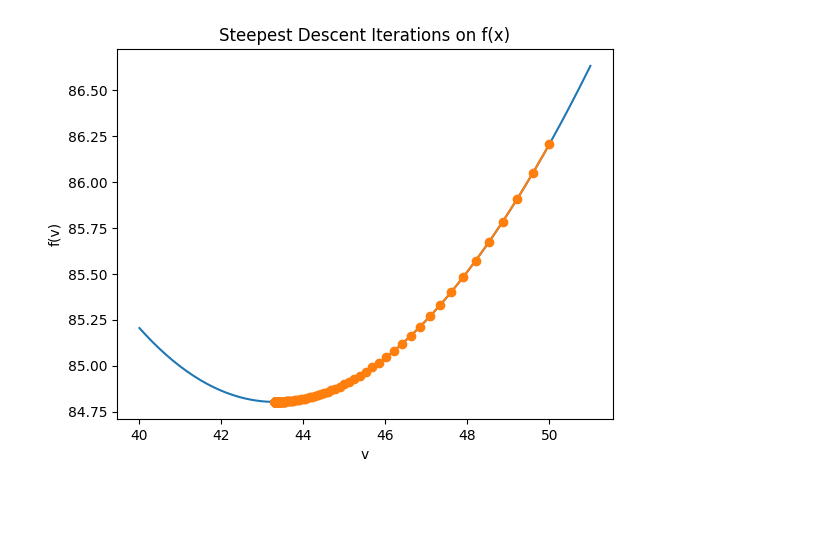
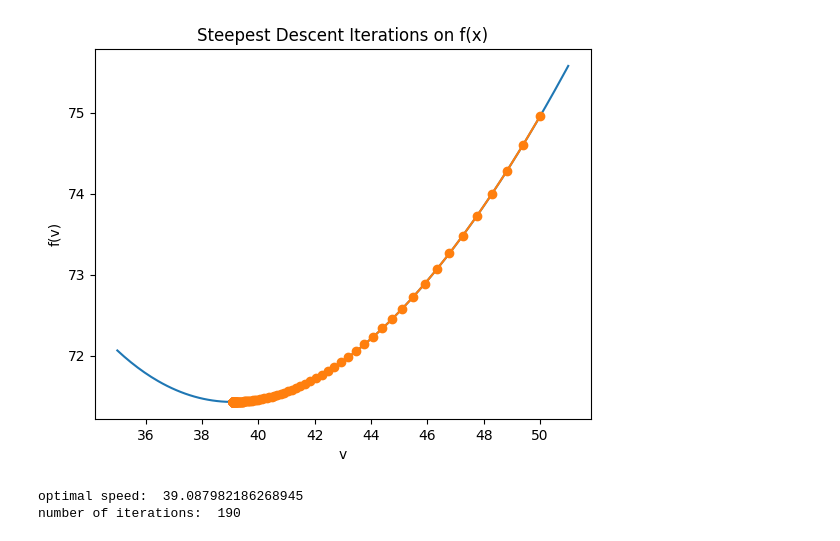
Before and after one commit to maverickk-ux/Optimal-Speed-Determination, a Jupyter notebook: methods.ipynb, the cells around one changed output. Drawn from its saved outputs; the diff is of its cells as text; code cells hidden in the pictures; blank space fills up the shorter version.

```diff
--- a/methods.ipynb
+++ b/methods.ipynb
@@ -24,10 +24,10 @@ import matplotlib.pyplot as plt
 D = 10.0
 n = 1
 wavg = 70.0
-C_engine = 1.0
+C_engine = 400.0
 
 P = 100.0                 #currency per litre
-C_time = 200.0            #currency per hour (value of time)
+C_time = 150.0            #currency per hour (value of time)
 s = 0.005                 #hr per km (delay factor)
 
 c0 = 0.005
@@ -47,10 +47,10 @@ K = c0 + c3*tau + c4*n*wavg + c5 / C_time
 
 
 def f(v):
-    FC = K + c1 * v + c2 * v**2          #fuel consumption per km that depends on v
+    FC = K + c1 * v + c2 * v**2          # fuel consumption per km that depends on v
     fuel_cost = B * FC
     time_cost = C_time * D / v
-    const_delay = C_time * s * tau * D
+    const_delay = C_time * s * tau * D  # v-independent constant
     return fuel_cost + time_cost + const_delay
 
 def grad(v):
@@ -59,6 +59,22 @@ def grad(v):
 def hess(v):
     return 2.0 * B * c2 + 2.0 * C_time * D / (v**3)
 # %%
+def gradient_descent(x0,max_iters=200):
+    x=x0
+    k=0
+    alpha = 0.5
+    path=[x0]
+    e = 1e-6
+    for i in range(max_iters):
+        g = grad(x)
+        d = -g
+        if (np.linalg.norm(g)<e):
+            break
+        x = x+alpha*d
+        path.append(x)
+        k=i
+    return x,np.array(path),k
+
 def steepest_descent(x0,max_iters = 200):
     k=0
     e = 1e-6
@@ -76,4 +92,5 @@ def steepest_descent(x0,max_iters = 200):
             alpha *= rho
         x = x+alpha*d
         path.append(x)
-    return x,np.array(path)
+        k=i
+    return x,np.array(path),k
@@ -82,12 +97,20 @@ x_optimal,path = steepest_descent(50)
+# %%
+x_optimal_sd,path_sd,k_sd = steepest_descent(50)
+x_optimal_gd,path_gd,k_gd = gradient_descent(50,500)
 # %%
-x_vals = np.linspace(40,51,200)
+x_vals = np.linspace(35,51,200)
 y_vals = f(x_vals)
 plt.plot(x_vals,y_vals)
-y = [f(x) for x in path]
-plt.plot(path,y,marker='o')
+y = [f(x) for x in path_sd]
+plt.plot(path_sd,y,marker='o')
 plt.xlabel('v')
 plt.ylabel('f(v)')
 plt.title("Steepest Descent Iterations on f(x)")
 plt.show()
+
+print('optimal speed: ',x_optimal_sd)
+print('number of iterations: ',k_sd)
 # %% [output]
-[figure, old version]
+[figure, new version]
+optimal speed:  39.087982186268945
+number of iterations:  190
```
Also changed, not shown: parts of 2 cells of this notebook.
